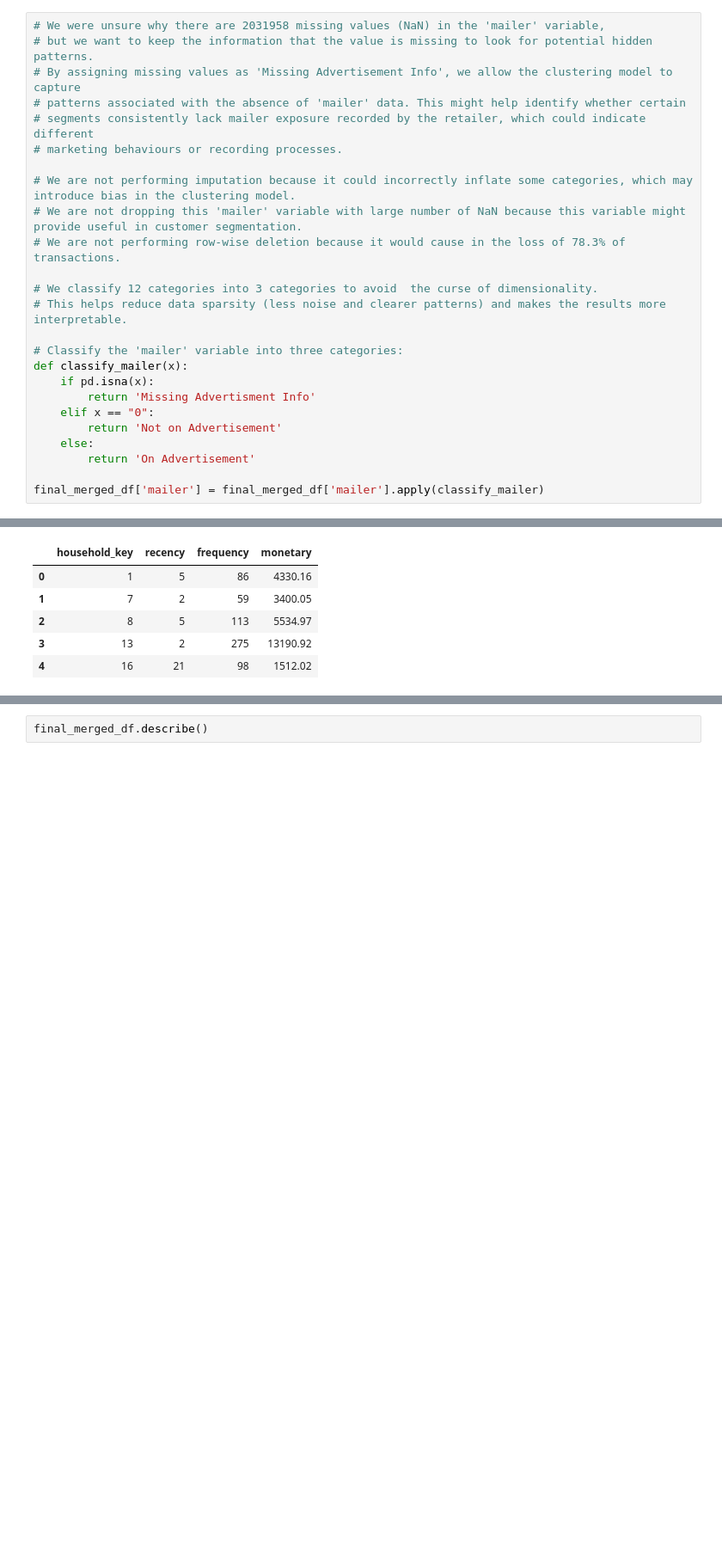
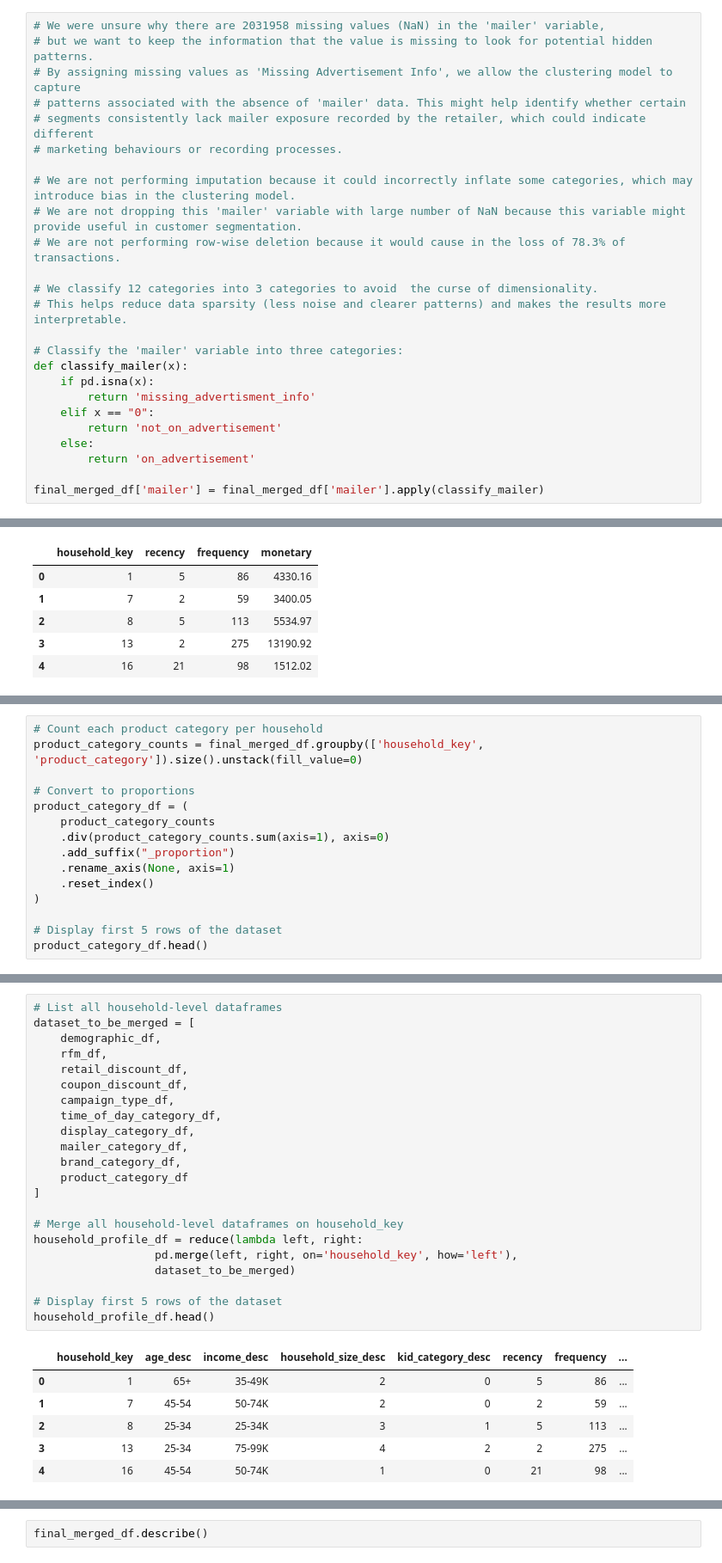
Before and after one commit to DATA601-CustSegment-Nov2025-to-Feb2026/New-CustSegment-Project, a Jupyter notebook: Customer_Segmentation_(Preprocessing).ipynb, the cells around one changed output, grey strips where cells are left out. Shown at 86% size. Cells and saved outputs as stored; diff of their text form; blank space fills up the shorter version.

Commit message:
Have merged demographic, purchasing behaviour and product preference variables. Also, have encoded the categorical variables.

```diff
--- a/Customer_Segmentation_(Preprocessing).ipynb
+++ b/Customer_Segmentation_(Preprocessing).ipynb
@@ -592,11 +594,11 @@ Name: count, dtype: int64
 # Classify the 'mailer' variable into three categories:
 def classify_mailer(x):
     if pd.isna(x):
-        return 'Missing Advertisment Info'
+        return 'missing_advertisment_info'
     elif x == "0":
-        return 'Not on Advertisement'
+        return 'not_on_advertisement'
     else:
-        return 'On Advertisement'
+        return 'on_advertisement'
 
 final_merged_df['mailer'] = final_merged_df['mailer'].apply(classify_mailer)
 # %%
@@ -1103,0 +1407,15 @@ rfm_df.head()
+# %%
+# Count each product category per household
+product_category_counts = final_merged_df.groupby(['household_key', 'product_category']).size().unstack(fill_value=0)
+
+# Convert to proportions
+product_category_df = (
+    product_category_counts
+    .div(product_category_counts.sum(axis=1), axis=0)
+    .add_suffix("_proportion")
+    .rename_axis(None, axis=1)
+    .reset_index()
+)
+
+# Display first 5 rows of the dataset
+product_category_df.head()
@@ -1103,0 +1436,29 @@ rfm_df.head()
+# %%
+# List all household-level dataframes
+dataset_to_be_merged = [
+    demographic_df,
+    rfm_df,
+    retail_discount_df,
+    coupon_discount_df,
+    campaign_type_df,
+    time_of_day_category_df,
+    display_category_df,
+    mailer_category_df,
+    brand_category_df,
+    product_category_df
+]
+
+# Merge all household-level dataframes on household_key
+household_profile_df = reduce(lambda left, right:
+                  pd.merge(left, right, on='household_key', how='left'),
+                  dataset_to_be_merged)
+
+# Display first 5 rows of the dataset
+household_profile_df.head()
+# %% [output]
+|  | household_key | age_desc | income_desc | household_size_desc | kid_category_desc | recency | frequency | ... |
+| 0 | 1 | 65+ | 35-49K | 2 | 0 | 5 | 86 | ... |
+| 1 | 7 | 45-54 | 50-74K | 2 | 0 | 2 | 59 | ... |
+| 2 | 8 | 25-34 | 25-34K | 3 | 1 | 5 | 113 | ... |
+| 3 | 13 | 25-34 | 75-99K | 4 | 2 | 2 | 275 | ... |
+| 4 | 16 | 45-54 | 50-74K | 1 | 0 | 21 | 98 | ... |
```
Also changed, not shown: parts of 51 cells of this notebook.
